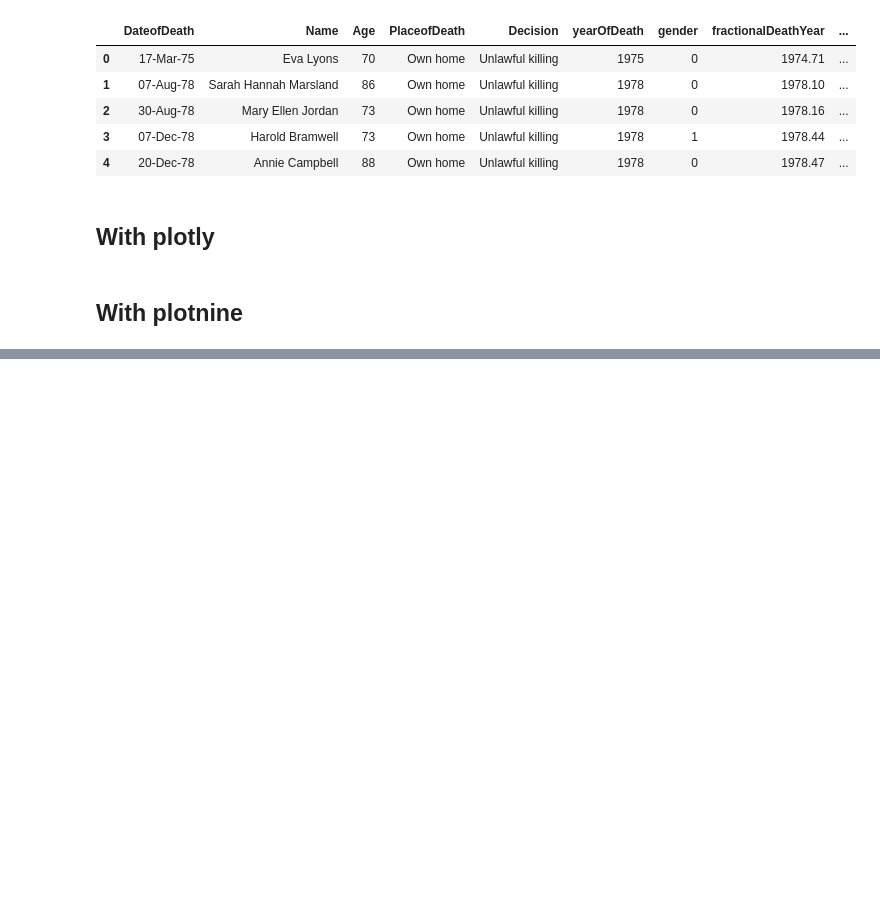
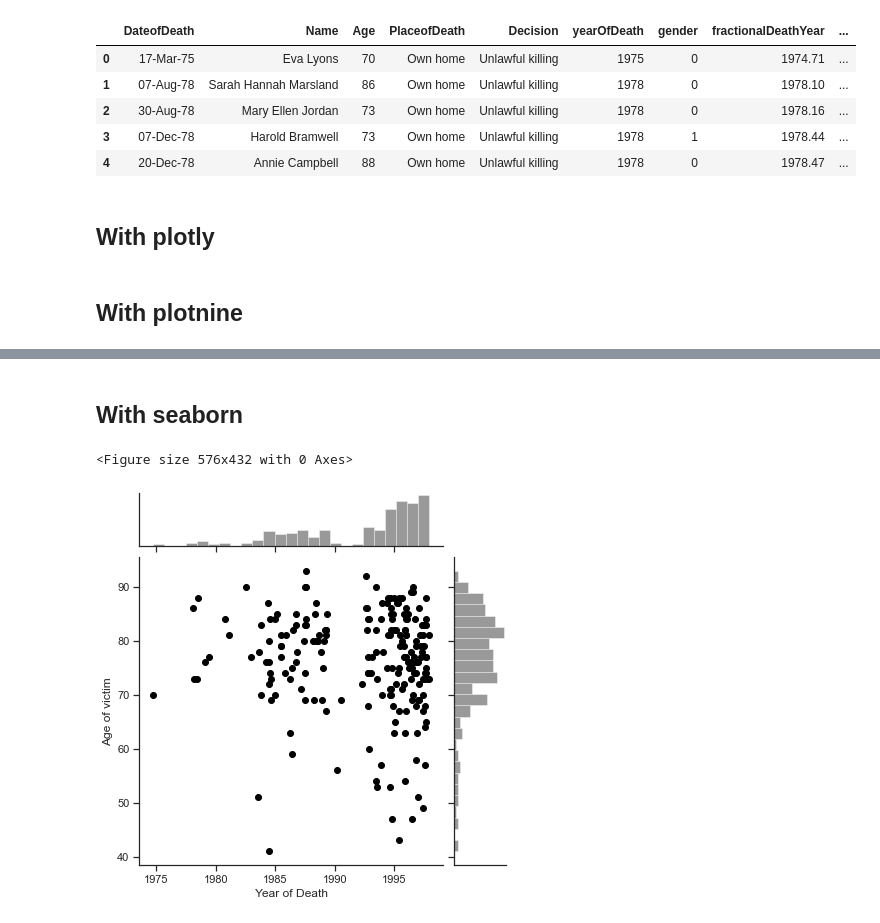
Before and after one commit to pmayd/ArtofStatistics, a Jupyter notebook: 00-1-age-and-year-of-deathofharold-shipmans-victims/00-1-age-year-shipman victims-x.ipynb, the cells around one changed output, grey strips where cells are left out. Cells and saved outputs as stored; diff of their text form; code cells hidden in the pictures; blank space fills up the shorter version.

```diff
--- a/00-1-age-and-year-of-deathofharold-shipmans-victims/00-1-age-year-shipman victims-x.ipynb
+++ b/00-1-age-and-year-of-deathofharold-shipmans-victims/00-1-age-year-shipman victims-x.ipynb
@@ -63,0 +81,21 @@ s
+# %% [markdown]
+## With seaborn
+# %%
+import seaborn as sns
+import matplotlib.pyplot as plt
+
+sns.set(style="ticks", context="notebook")
+sns.set_palette("Set1")
+# %%
+plt.figure(figsize=(8, 6))
+
+#g = sns.scatterplot(data=df, x="fractionalDeathYear", y="Age", hue="gender2")
+g = sns.jointplot(data=df, x="fractionalDeathYear", y="Age", marginal_kws=dict(bins=25), color="black")
+
+g.set_axis_labels("Year of Death", "Age of victim")
+
+
+sns.despine(left=False, bottom=False)
+# %% [output]
+<Figure size 576x432 with 0 Axes>
+[figure, added]
```
Also changed, not shown: parts of 4 cells of this notebook, 2 other files.
